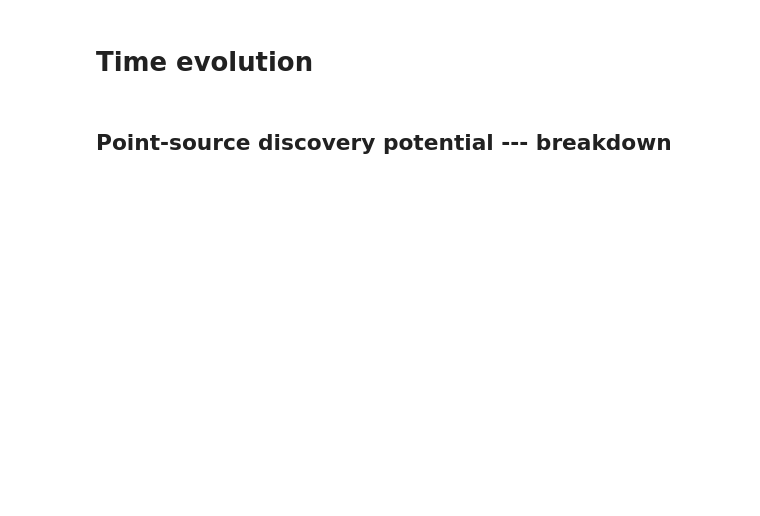
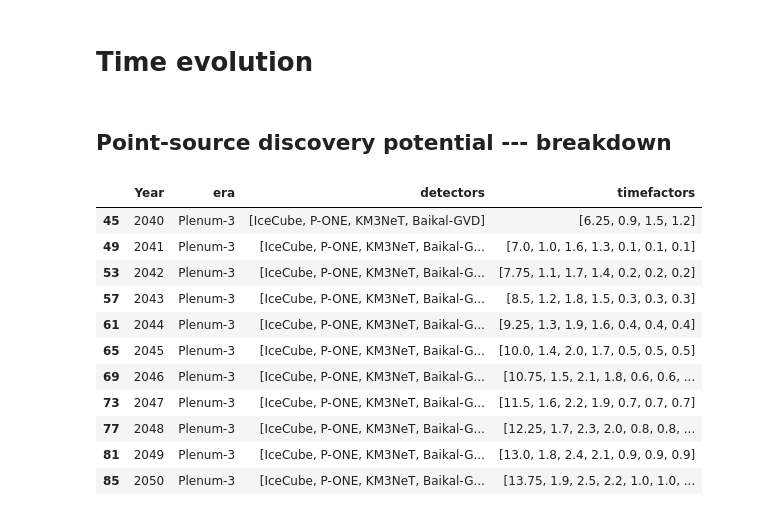
Before and after one commit to PLEnuM-group/Plenum, a Jupyter notebook: notebooks/misc/plotting_pointsource_discovery_potential_breakdown.ipynb, the cells around one changed output. Saved outputs shown, nothing was run; the diff lists cells and outputs as text; code cells hidden in the pictures; blank space fills up the shorter version.

```diff
--- a/notebooks/misc/plotting_pointsource_discovery_potential_breakdown.ipynb
+++ b/notebooks/misc/plotting_pointsource_discovery_potential_breakdown.ipynb
@@ -36,0 +44,18 @@ flux_psd = pd.read_csv(
+# %%
+## config
+exposure_config = pd.read_pickle(join(st.LOCALPATH, f"timeline_configs.pickle"))
+# %%
+exposure_config.loc[exposure_config.era=="Plenum-3"]
+# %% [output]
+|  | Year | era | detectors | timefactors |
+| 45 | 2040 | Plenum-3 | [IceCube, P-ONE, KM3NeT, Baikal-GVD] | [6.25, 0.9, 1.5, 1.2] |
+| 49 | 2041 | Plenum-3 | [IceCube, P-ONE, KM3NeT, Baikal-G... | [7.0, 1.0, 1.6, 1.3, 0.1, 0.1, 0.1] |
+| 53 | 2042 | Plenum-3 | [IceCube, P-ONE, KM3NeT, Baikal-G... | [7.75, 1.1, 1.7, 1.4, 0.2, 0.2, 0.2] |
+| 57 | 2043 | Plenum-3 | [IceCube, P-ONE, KM3NeT, Baikal-G... | [8.5, 1.2, 1.8, 1.5, 0.3, 0.3, 0.3] |
+| 61 | 2044 | Plenum-3 | [IceCube, P-ONE, KM3NeT, Baikal-G... | [9.25, 1.3, 1.9, 1.6, 0.4, 0.4, 0.4] |
+| 65 | 2045 | Plenum-3 | [IceCube, P-ONE, KM3NeT, Baikal-G... | [10.0, 1.4, 2.0, 1.7, 0.5, 0.5, 0.5] |
+| 69 | 2046 | Plenum-3 | [IceCube, P-ONE, KM3NeT, Baikal-G... | [10.75, 1.5, 2.1, 1.8, 0.6, 0.6, ... |
+| 73 | 2047 | Plenum-3 | [IceCube, P-ONE, KM3NeT, Baikal-G... | [11.5, 1.6, 2.2, 1.9, 0.7, 0.7, 0.7] |
+| 77 | 2048 | Plenum-3 | [IceCube, P-ONE, KM3NeT, Baikal-G... | [12.25, 1.7, 2.3, 2.0, 0.8, 0.8, ... |
+| 81 | 2049 | Plenum-3 | [IceCube, P-ONE, KM3NeT, Baikal-G... | [13.0, 1.8, 2.4, 2.1, 0.9, 0.9, 0.9] |
+| 85 | 2050 | Plenum-3 | [IceCube, P-ONE, KM3NeT, Baikal-G... | [13.75, 1.9, 2.5, 2.2, 1.0, 1.0, ... |
```
Also changed, not shown: parts of 8 cells of this notebook, 2 other files.
